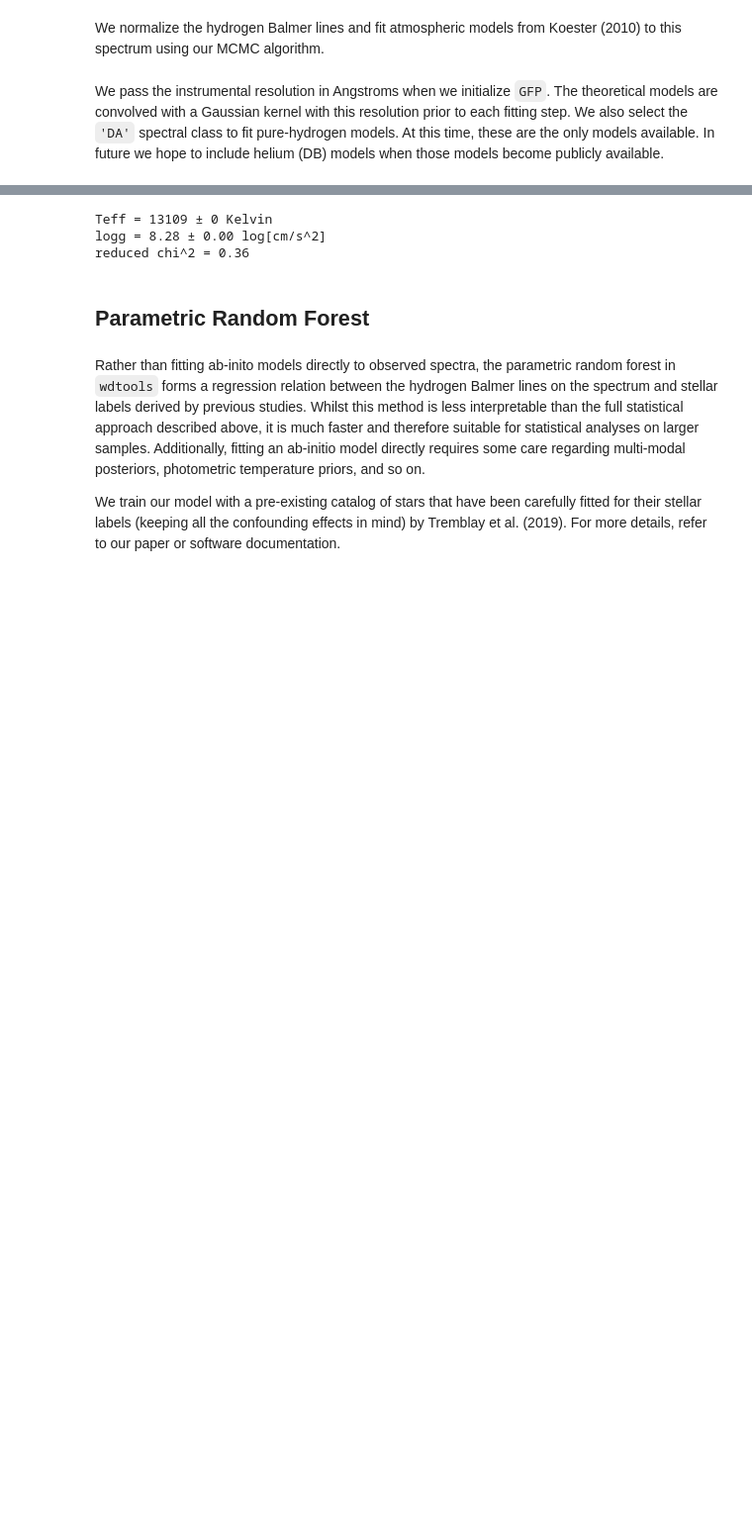
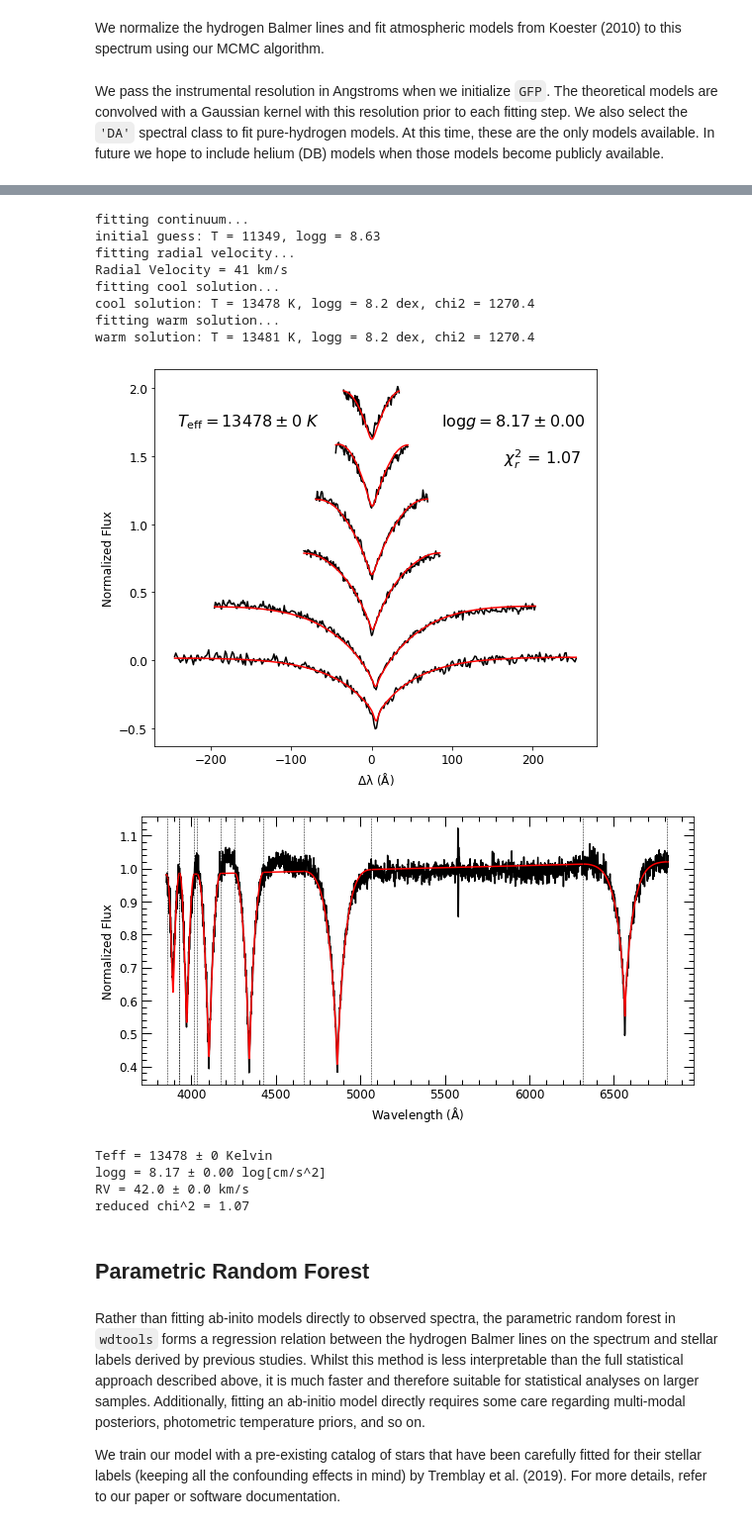
Before and after one commit to vedantchandra/wdtools, a Jupyter notebook: docs/examples/1_fitting_wd_spectra.ipynb, the cells around one changed output, grey strips where cells are left out. Shown at 99% size. Drawn from its saved outputs; the diff is of its cells as text; code cells hidden in the pictures; blank space fills up the shorter version.

```diff
--- a/docs/examples/1_fitting_wd_spectra.ipynb
+++ b/docs/examples/1_fitting_wd_spectra.ipynb
@@ -70,12 +78,27 @@ The MCMC hyperparameter selection involves a trade-off between accuracy and spee
+# %%
+labels, e_labels, redchi = gfp.fit_spectrum(wl, flux, ivar,
+                                mcmc = False, make_plot = True, verbose = True)
+# %% [output]
+fitting continuum...
+initial guess: T = 11349, logg = 8.63
+fitting radial velocity...
+Radial Velocity = 41 km/s
+fitting cool solution...
+cool solution: T = 13478 K, logg = 8.2 dex, chi2 = 1270.4
+fitting warm solution...
+warm solution: T = 13481 K, logg = 8.2 dex, chi2 = 1270.4
+[figure, added]
+[figure, added]
 # %%
 print('Teff = %i ± %i Kelvin' % (labels[0], e_labels[0]))
 print('logg = %.2f ± %.2f log[cm/s^2]' % (labels[1], e_labels[1]))
-#print('RV = %.1f ± %.1f km/s' % (labels[2], e_labels[2]))
+print('RV = %.1f ± %.1f km/s' % (labels[2], e_labels[2]))
 print('reduced chi^2 = %.2f' % (redchi))
 # %% [output]
-Teff = 13109 ± 0 Kelvin
-logg = 8.28 ± 0.00 log[cm/s^2]
-reduced chi^2 = 0.36
+Teff = 13478 ± 0 Kelvin
+logg = 8.17 ± 0.00 log[cm/s^2]
+RV = 42.0 ± 0.0 km/s
+reduced chi^2 = 1.07
 # %% [markdown]
 ## Parametric Random Forest
 # %% [markdown]
```
Also changed, not shown: parts of 4 cells of this notebook, 3 other files.
